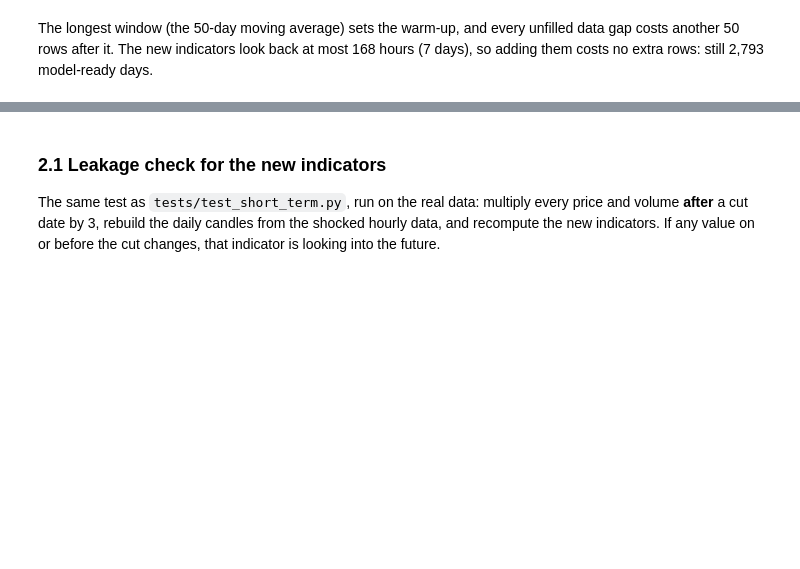
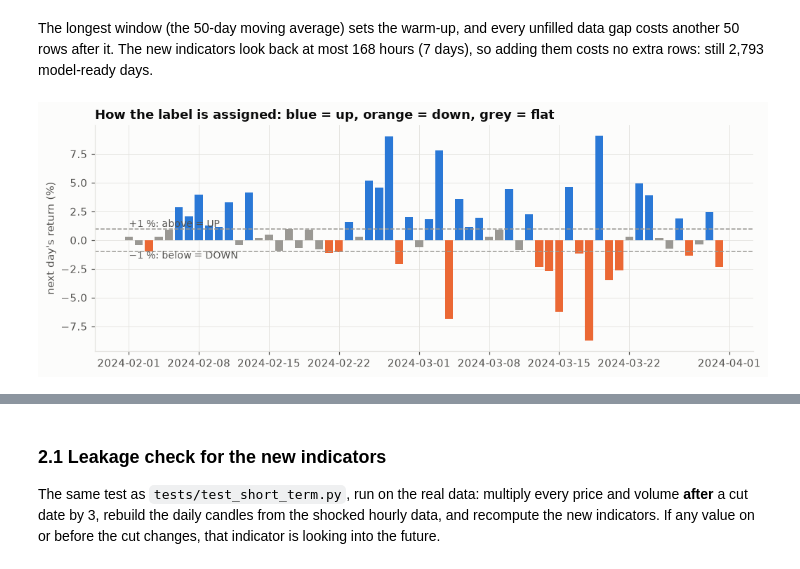
Before and after one commit to Gaston202/BitcoinPricePrediction, a Jupyter notebook: notebooks/04_feature_engineering.ipynb, the cells around one changed output, grey strips where cells are left out. Saved outputs shown, nothing was run; the diff lists cells and outputs as text; code cells hidden in the pictures; blank space fills up the shorter version.

```diff
--- a/notebooks/04_feature_engineering.ipynb
+++ b/notebooks/04_feature_engineering.ipynb
@@ -114,3 +147,18 @@ features[new_cols].describe().T[["mean", "std", "min", "max"]].round(4)
 The longest window (the 50-day moving average) sets the warm-up, and every unfilled data gap costs
 another 50 rows after it. The new indicators look back at most 168 hours (7 days), so adding them costs no
 extra rows: still 2,793 model-ready days.
+# %%
+from src.visualization.style import ORANGE
+next_ret = np.log(raw_1d["close"].shift(-1) / raw_1d["close"])
+sample = features.loc["2024-02-01":"2024-03-31"].index
+fig, ax = plt.subplots(figsize=(11, 3.8))
+colors = [CLASS_COLORS[CLASS_NAMES[l]] for l in features.loc[sample, "label"]]
+ax.bar(sample, 100 * next_ret.loc[sample], color=colors, width=0.8)
+for y in (1, -1):
+    ax.axhline(y, color=NEUTRAL, ls="--", lw=1)
+ax.text(sample[0], 1.15, "+1 %: above = UP", color=TEXT_SECONDARY, fontsize=9)
+ax.text(sample[0], -1.6, "−1 %: below = DOWN", color=TEXT_SECONDARY, fontsize=9)
+ax.set(ylabel="next day's return (%)", title="How the label is assigned: blue = up, orange = down, grey = flat")
+save(fig, "04_label_example"); plt.show()
+# %% [output]
+[figure, added]
```
Also changed, not shown: parts of 16 cells of this notebook, 17 other files.
